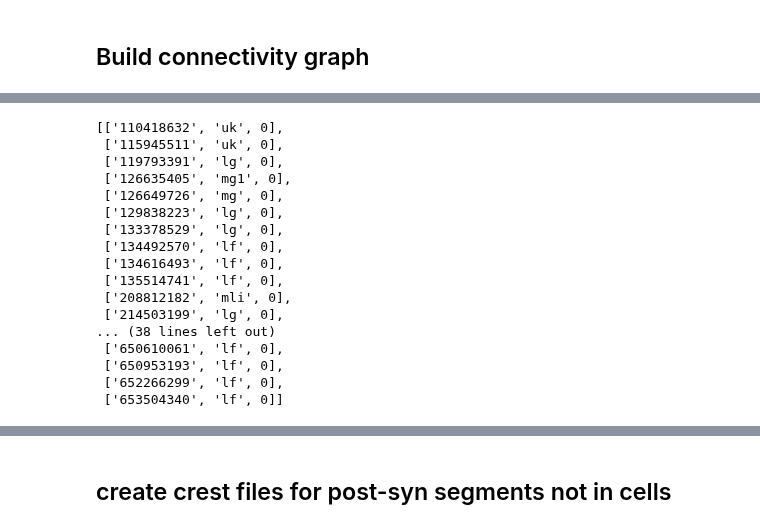
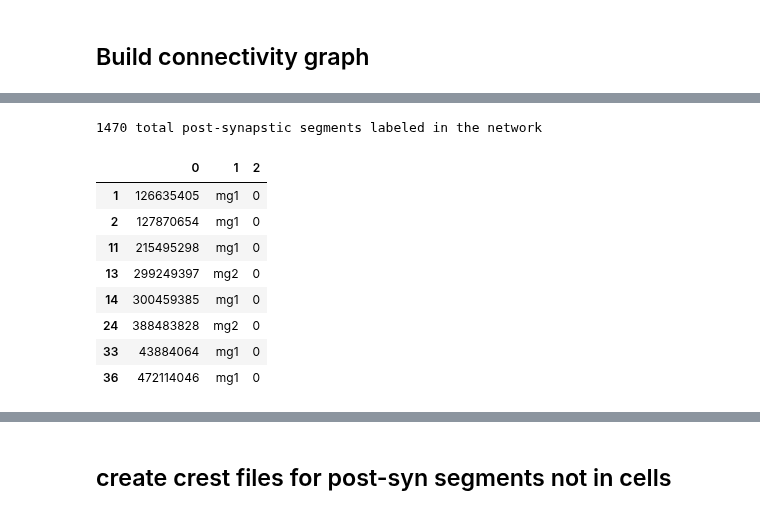
Before and after one commit to neurologic/eCREST, a Jupyter notebook: Analysis.ipynb, the cells around one changed output, grey strips where cells are left out. Cells and saved outputs as stored; diff of their text form; code cells hidden in the pictures.

```diff
--- a/Analysis.ipynb
+++ b/Analysis.ipynb
@@ -57,0 +51,14 @@ for child in sorted(Path(dirpath).iterdir()):
+# %%
+nodes = [child.name.split('_')[2] for child in sorted(dirpath.iterdir())
+         if (child.name[0]!='.') & (child.is_file())] # ignore hidden files]
+
+nodefiles = dict()
+for child in sorted(dirpath.iterdir()):
+    if (child.name[0]!='.') & (child.is_file()):
+        nodefiles[child.name.split('_')[2]] = child
+
+for x in nodes:
+    cell = ecrest(settings_dict,filepath = nodefiles[x],launch_viewer=False)
+    cell_type = cell.get_ctype('manual')
+    if (cell.get_ctype('manual') == []) | (cell.get_ctype('manual') == ''):
+        print(f'cell {x} is not cell-typed in json')
@@ -169,20 +171,24 @@ df_allsyn[df_allsyn[1].str.contains("mg")][2].sum()
+# %%
+cells_with_synapses
+
+df_allsyn = pd.DataFrame(cells_with_synapses)
+
+print(f'{df_allsyn[df_allsyn[1].str.contains("mg")][2].sum()} total post-synapstic segments labeled in the network')
+# %% [output]
+1470 total post-synapstic segments labeled in the network
 # %%
 cells_without_synapses
+
+df_nosyn = pd.DataFrame(cells_without_synapses)
+
+df_nosyn[df_nosyn[1].str.contains("mg")]
 # %% [output]
-[['110418632', 'uk', 0],
- ['115945511', 'uk', 0],
- ['119793391', 'lg', 0],
- ['126635405', 'mg1', 0],
- ['126649726', 'mg', 0],
- ['129838223', 'lg', 0],
- ['133378529', 'lg', 0],
- ['134492570', 'lf', 0],
- ['134616493', 'lf', 0],
- ['135514741', 'lf', 0],
- ['208812182', 'mli', 0],
- ['214503199', 'lg', 0],
-... (38 lines left out)
- ['650610061', 'lf', 0],
- ['650953193', 'lf', 0],
- ['652266299', 'lf', 0],
- ['653504340', 'lf', 0]]
+|  | 0 | 1 | 2 |
+| 1 | 126635405 | mg1 | 0 |
+| 2 | 127870654 | mg1 | 0 |
+| 11 | 215495298 | mg1 | 0 |
+| 13 | 299249397 | mg2 | 0 |
+| 14 | 300459385 | mg1 | 0 |
+| 24 | 388483828 | mg2 | 0 |
+| 33 | 43884064 | mg1 | 0 |
+| 36 | 472114046 | mg1 | 0 |
```
Also changed, not shown: parts of 49 cells of this notebook, 1 other file.
